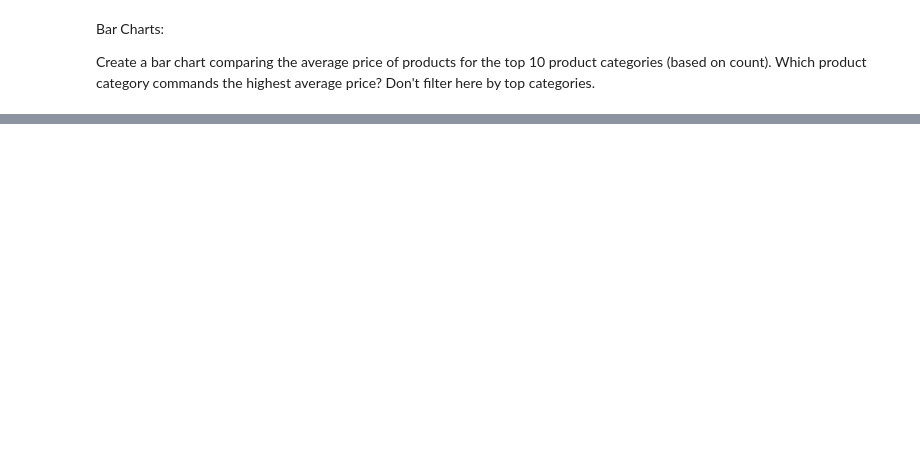
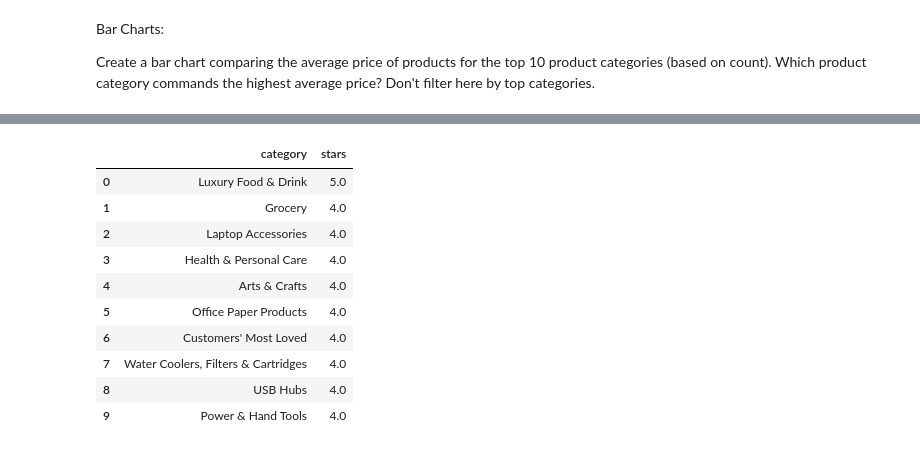
Before and after one commit to JCastillo1997/Stumbling-n-Learnin-n, a Jupyter notebook: Labs_eda/Lab_2/Lab_2.ipynb, the cells around one changed output, grey strips where cells are left out. Saved outputs shown, nothing was run; the diff lists cells and outputs as text; code cells hidden in the pictures; blank space fills up the shorter version.

```diff
--- a/Labs_eda/Lab_2/Lab_2.ipynb
+++ b/Labs_eda/Lab_2/Lab_2.ipynb
@@ -321,0 +328,14 @@ plt.xticks(rotation=45)
+# %%
+df_6
+# %% [output]
+|  | category | stars |
+| 0 | Luxury Food & Drink | 5.0 |
+| 1 | Grocery | 4.0 |
+| 2 | Laptop Accessories | 4.0 |
+| 3 | Health & Personal Care | 4.0 |
+| 4 | Arts & Crafts | 4.0 |
+| 5 | Office Paper Products | 4.0 |
+| 6 | Customers' Most Loved | 4.0 |
+| 7 | Water Coolers, Filters & Cartridges | 4.0 |
+| 8 | USB Hubs | 4.0 |
+| 9 | Power & Hand Tools | 4.0 |
```
Also changed, not shown: parts of 9 cells of this notebook.
